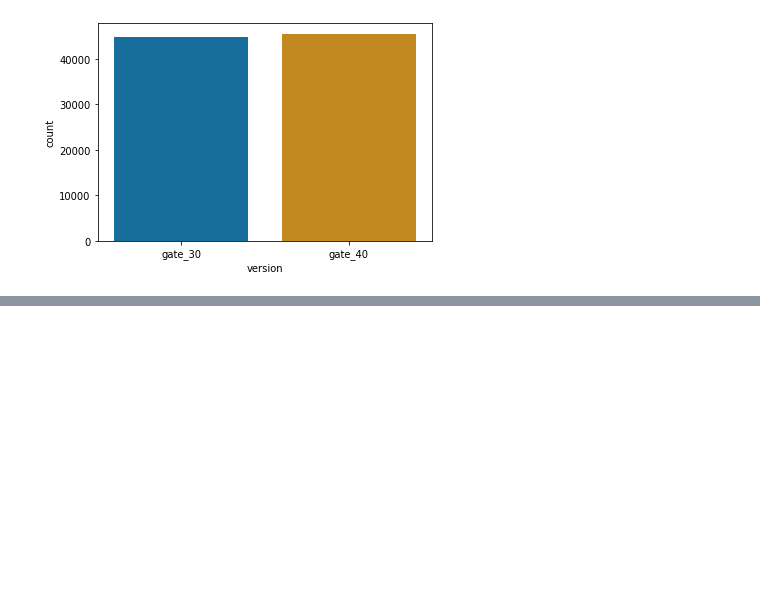
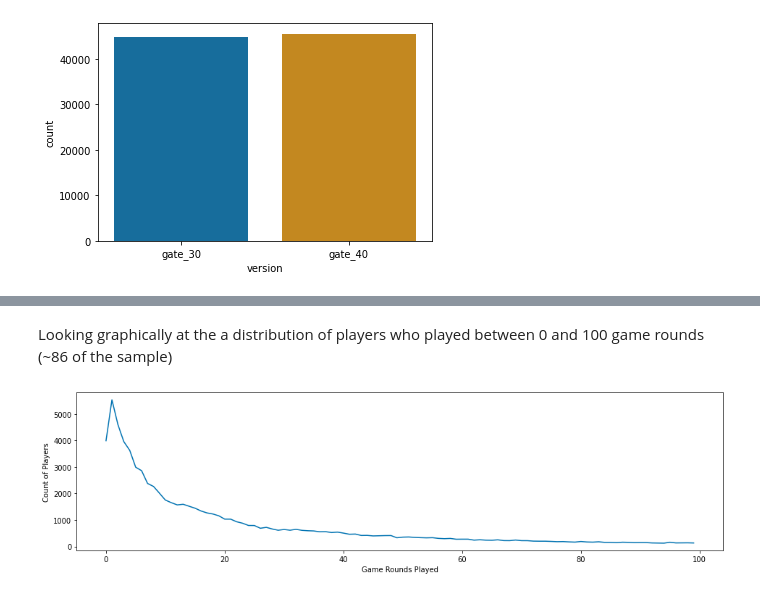
Before and after one commit to lorcanrae/ab-test-cookie-cats, a Jupyter notebook: notebooks/ab-test-cookie-cats.ipynb, the cells around one changed output, grey strips where cells are left out. Drawn from its saved outputs; the diff is of its cells as text; code cells hidden in the pictures; blank space fills up the shorter version.

```diff
--- a/notebooks/ab-test-cookie-cats.ipynb
+++ b/notebooks/ab-test-cookie-cats.ipynb
@@ -182,0 +308,7 @@ plt.show()
+# %%
+# Cumulative sum
+
+game_rounds = data.groupby('sum_gamerounds')['userid'].agg(['count']).reset_index()
+game_rounds['percent_count'] = game_rounds['count'] / data.shape[0] * 100
+game_rounds['cumsum'] = game_rounds['count'].cumsum()
+game_rounds['percent_cumsum'] = game_rounds['cumsum'] / data.shape[0] * 100
@@ -182,0 +335,9 @@ plt.show()
+# %% [markdown]
+Looking graphically at the a distribution of players who played between 0 and 100 game rounds (~86 of the sample)
+# %%
+ax = game_rounds[:100].plot(x='sum_gamerounds', y='count', legend=False, figsize=(16,4))
+ax.set_xlabel('Game Rounds Played')
+ax.set_ylabel('Count of Players')
+plt.show()
+# %% [output]
+[figure, added]
```
Also changed, not shown: parts of 22 cells of this notebook.
